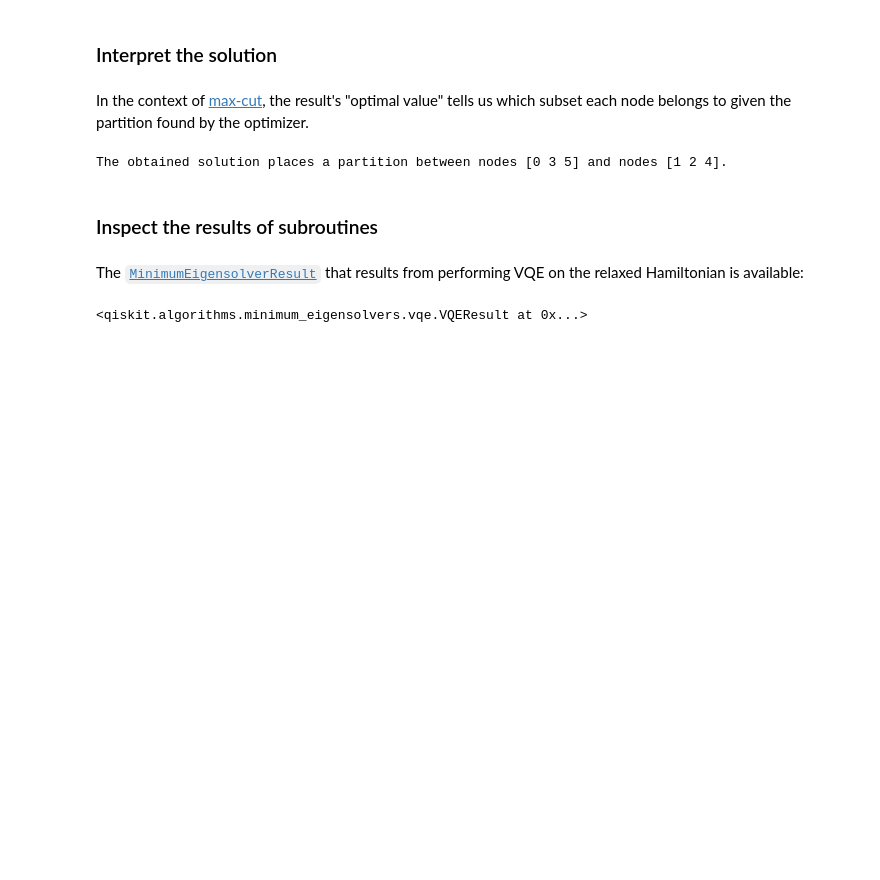
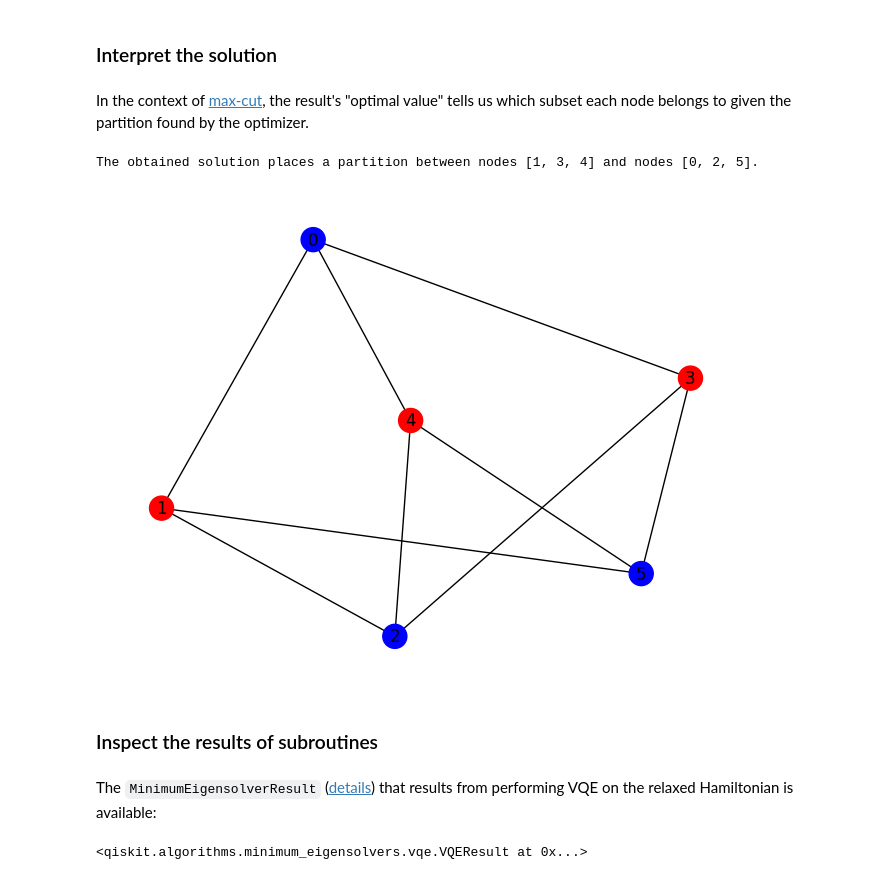
Before and after one commit to qiskit-community/qiskit-optimization, a Jupyter notebook: docs/tutorials/13_quantum_random_access_optimizer.ipynb, the cells around one changed output. Cells and saved outputs as stored; diff of their text form; code cells hidden in the pictures; blank space fills up the shorter version.

```diff
--- a/docs/tutorials/13_quantum_random_access_optimizer.ipynb
+++ b/docs/tutorials/13_quantum_random_access_optimizer.ipynb
@@ -149,18 +149,19 @@ relaxed function value: 8.999999983259919
 # %% [markdown]
 In the context of [max-cut](https://en.wikipedia.org/wiki/Maximum_cut), the result's "optimal value" tells us which subset each node belongs to given the partition found by the optimizer.
 # %%
-import numpy as np
-
+maxcut_partition = maxcut.interpret(results)
 print(
-    f"The obtained solution places a partition between nodes {np.where(results.x == 0)[0]} "
-    f"and nodes {np.where(results.x == 1)[0]}."
+    f"The obtained solution places a partition between nodes {maxcut_partition[0]} "
+    f"and nodes {maxcut_partition[1]}."
 )
+maxcut.draw(results,  pos=nx.spring_layout(graph, seed=seed))
 # %% [output]
-The obtained solution places a partition between nodes [0 3 5] and nodes [1 2 4].
+The obtained solution places a partition between nodes [1, 3, 4] and nodes [0, 2, 5].
+[figure, added]
 # %% [markdown]
 ### Inspect the results of subroutines
 # %% [markdown]
-The [`MinimumEigensolverResult`](https://qiskit.org/documentation/stubs/qiskit.algorithms.MinimumEigensolverResult.html) that results from performing VQE on the relaxed Hamiltonian is available:
+The `MinimumEigensolverResult` ([details](https://qiskit.org/documentation/stubs/qiskit.algorithms.MinimumEigensolverResult.html)) that results from performing VQE on the relaxed Hamiltonian is available:
 # %%
 results.relaxed_result
 # %% [output]
```
Also changed, not shown: parts of 11 cells of this notebook, 1 other file.
